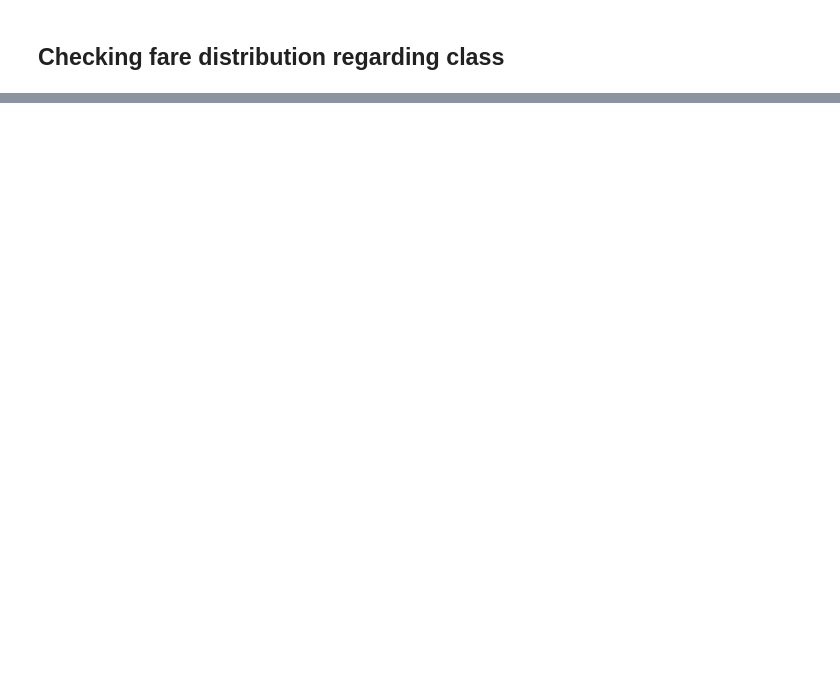
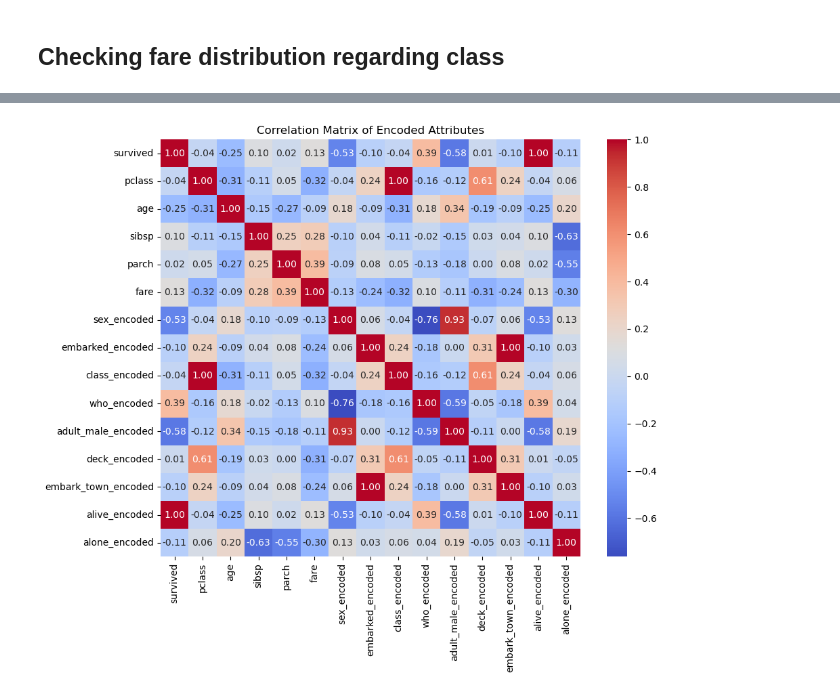
Before and after one commit to witorMao/mo809, a Jupyter notebook: lab3/lab4.ipynb, the cells around one changed output, grey strips where cells are left out. Drawn from its saved outputs; the diff is of its cells as text; code cells hidden in the pictures; blank space fills up the shorter version.

```diff
--- a/lab3/lab4.ipynb
+++ b/lab3/lab4.ipynb
@@ -75,0 +88,22 @@ IndexError: index 3 is out of bounds for axis 0 with size 3
+# %%
+from sklearn.preprocessing import LabelEncoder
+le = LabelEncoder()
+dataset['sex_encoded'] = le.fit_transform(dataset['sex'])
+dataset['embarked_encoded'] = le.fit_transform(dataset['embarked'])
+dataset['class_encoded'] = le.fit_transform(dataset['class'])
+dataset['who_encoded'] = le.fit_transform(dataset['who'])
+dataset['adult_male_encoded'] = le.fit_transform(dataset['adult_male'])
+dataset['deck_encoded'] = le.fit_transform(dataset['deck'])
+dataset['embark_town_encoded'] = le.fit_transform(dataset['embark_town'])
+dataset['alive_encoded'] = le.fit_transform(dataset['alive'])
+dataset['alone_encoded'] = le.fit_transform(dataset['alone'])
+
+dataset_test = dataset.drop(['sex', 'embarked', 'class', 'who', 'adult_male', 'deck', 'embark_town', 'alive', 'alive', 'alone'], axis=1)
+
+correlation_matrix = dataset_test.corr()
+plt.figure(figsize=(10, 8))
+sns.heatmap(correlation_matrix, annot=True, cmap='coolwarm', fmt=".2f")
+plt.title('Correlation Matrix of Encoded Attributes')
+plt.show()
+# %% [output]
+[figure, added]
```
Also changed, not shown: parts of 4 cells of this notebook.
